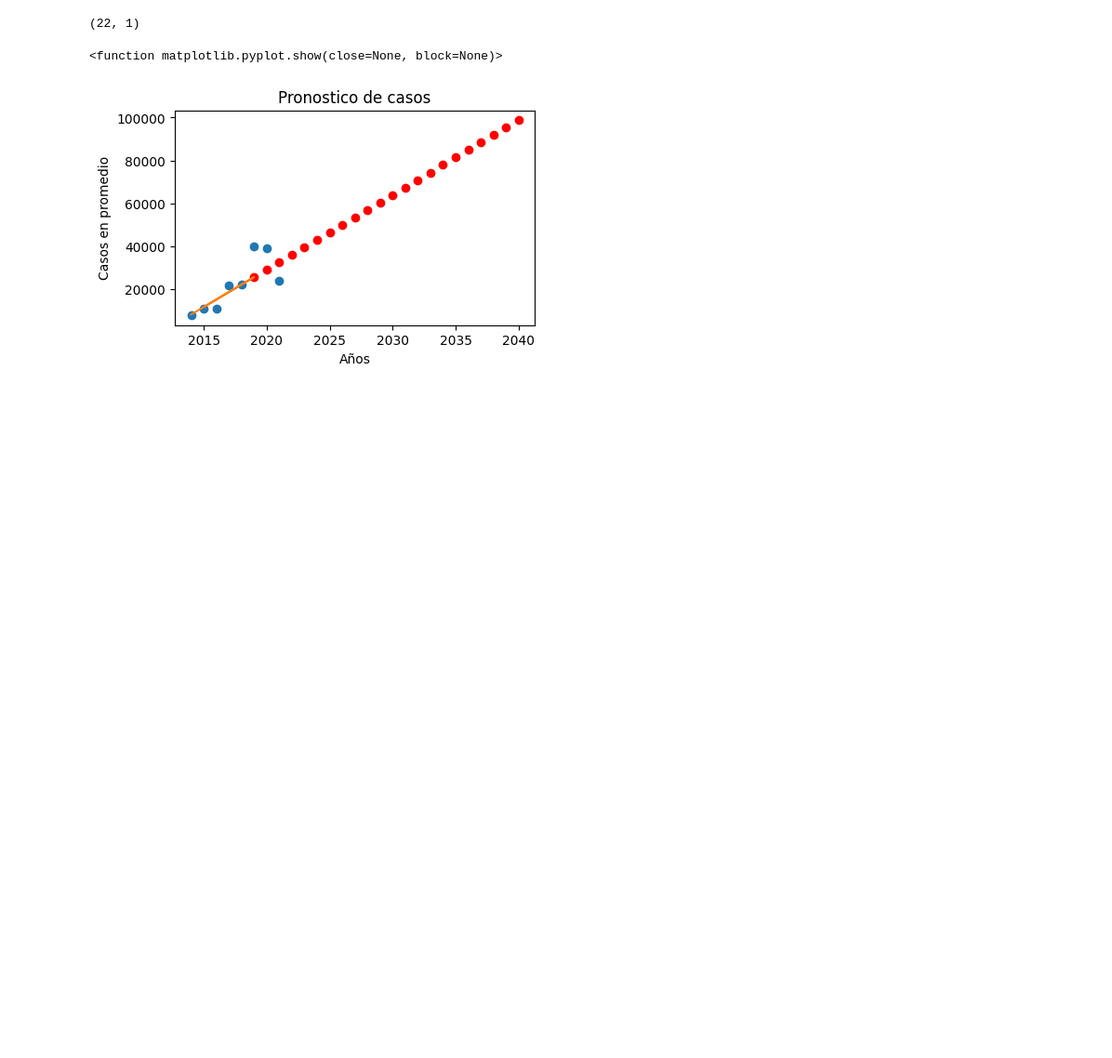
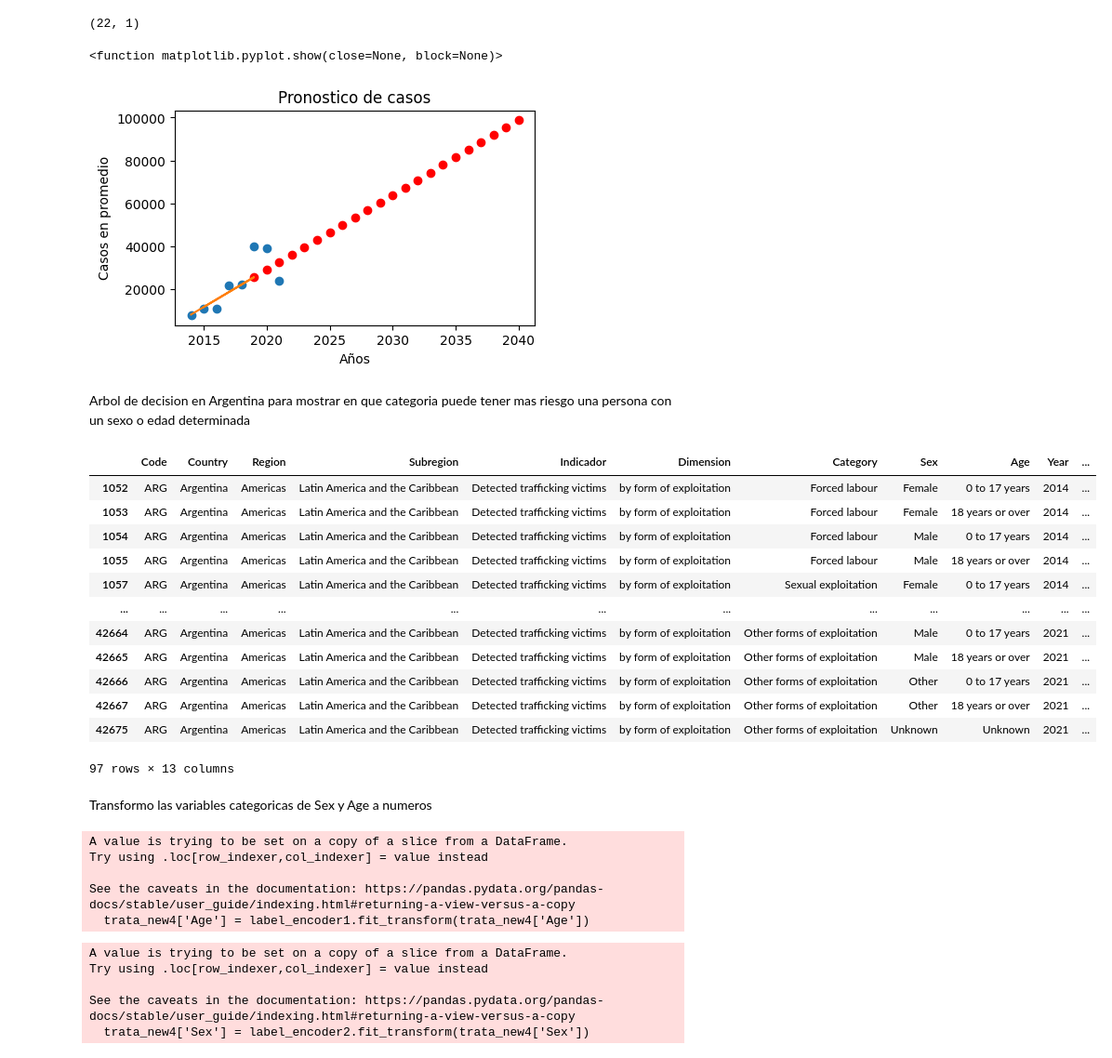
Before and after one commit to Marce-Valverde/PP1-Grupo6, a Jupyter notebook: Proyecto.ipynb, the cells around one changed output. Shown at 93% size. Cells and saved outputs as stored; diff of their text form; code cells hidden in the pictures; blank space fills up the shorter version.

Commit message:
Regresion lineal, Arbol de Argentina

```diff
--- a/Proyecto.ipynb
+++ b/Proyecto.ipynb
@@ -529,3 +530,27 @@ plt.show
 # %% [output]
 <function matplotlib.pyplot.show(close=None, block=None)>
 [figure]
+# %% [markdown]
+Arbol de decision en Argentina para mostrar en que categoria puede tener mas riesgo una persona con un sexo o edad determinada
+# %%
+nombre_del_pais = 'Argentina'
+
+# Filtrar el DataFrame para seleccionar el país de interés
+pais_seleccionado = trata_new4[trata_new4['Country'] == nombre_del_pais]
+
+# Ahora, puedes mostrar las características del país seleccionado
+pais_seleccionado
+# %% [output]
+|  | Code | Country | Region | Subregion | Indicador | Dimension | Category | Sex | Age | Year | ... |
+| 1052 | ARG | Argentina | Americas | Latin America and the Caribbean | Detected trafficking victims | by form of exploitation | Forced labour | Female | 0 to 17 years | 2014 | ... |
+| 1053 | ARG | Argentina | Americas | Latin America and the Caribbean | Detected trafficking victims | by form of exploitation | Forced labour | Female | 18 years or over | 2014 | ... |
+| 1054 | ARG | Argentina | Americas | Latin America and the Caribbean | Detected trafficking victims | by form of exploitation | Forced labour | Male | 0 to 17 years | 2014 | ... |
+| 1055 | ARG | Argentina | Americas | Latin America and the Caribbean | Detected trafficking victims | by form of exploitation | Forced labour | Male | 18 years or over | 2014 | ... |
+| 1057 | ARG | Argentina | Americas | Latin America and the Caribbean | Detected trafficking victims | by form of exploitation | Sexual exploitation | Female | 0 to 17 years | 2014 | ... |
+| ... | ... | ... | ... | ... | ... | ... | ... | ... | ... | ... | ... |
+| 42664 | ARG | Argentina | Americas | Latin America and the Caribbean | Detected trafficking victims | by form of exploitation | Other forms of exploitation | Male | 0 to 17 years | 2021 | ... |
+| 42665 | ARG | Argentina | Americas | Latin America and the Caribbean | Detected trafficking victims | by form of exploitation | Other forms of exploitation | Male | 18 years or over | 2021 | ... |
+| 42666 | ARG | Argentina | Americas | Latin America and the Caribbean | Detected trafficking victims | by form of exploitation | Other forms of exploitation | Other | 0 to 17 years | 2021 | ... |
+| 42667 | ARG | Argentina | Americas | Latin America and the Caribbean | Detected trafficking victims | by form of exploitation | Other forms of exploitation | Other | 18 years or over | 2021 | ... |
+| 42675 | ARG | Argentina | Americas | Latin America and the Caribbean | Detected trafficking victims | by form of exploitation | Other forms of exploitation | Unknown | Unknown | 2021 | ... |
+97 rows × 13 columns
@@ -531,0 +563,24 @@ plt.show
+# %% [markdown]
+Transformo las variables categoricas de Sex y Age a numeros
+# %%
+label_encoder1 = LabelEncoder()
+
+# Ajustar y transformar la columna categórica
+trata_new4['Age'] = label_encoder1.fit_transform(trata_new4['Age'])
+# %% [output]
+A value is trying to be set on a copy of a slice from a DataFrame.
+Try using .loc[row_indexer,col_indexer] = value instead
+
+See the caveats in the documentation: https://pandas.pydata.org/pandas-docs/stable/user_guide/indexing.html#returning-a-view-versus-a-copy
+  trata_new4['Age'] = label_encoder1.fit_transform(trata_new4['Age'])
+# %%
+label_encoder2 = LabelEncoder()
+
+# Ajustar y transformar la columna categórica
+trata_new4['Sex'] = label_encoder2.fit_transform(trata_new4['Sex'])
+# %% [output]
+A value is trying to be set on a copy of a slice from a DataFrame.
+Try using .loc[row_indexer,col_indexer] = value instead
+
+See the caveats in the documentation: https://pandas.pydata.org/pandas-docs/stable/user_guide/indexing.html#returning-a-view-versus-a-copy
+  trata_new4['Sex'] = label_encoder2.fit_transform(trata_new4['Sex'])
```
Also changed, not shown: parts of 3 cells of this notebook, 1 other file.
